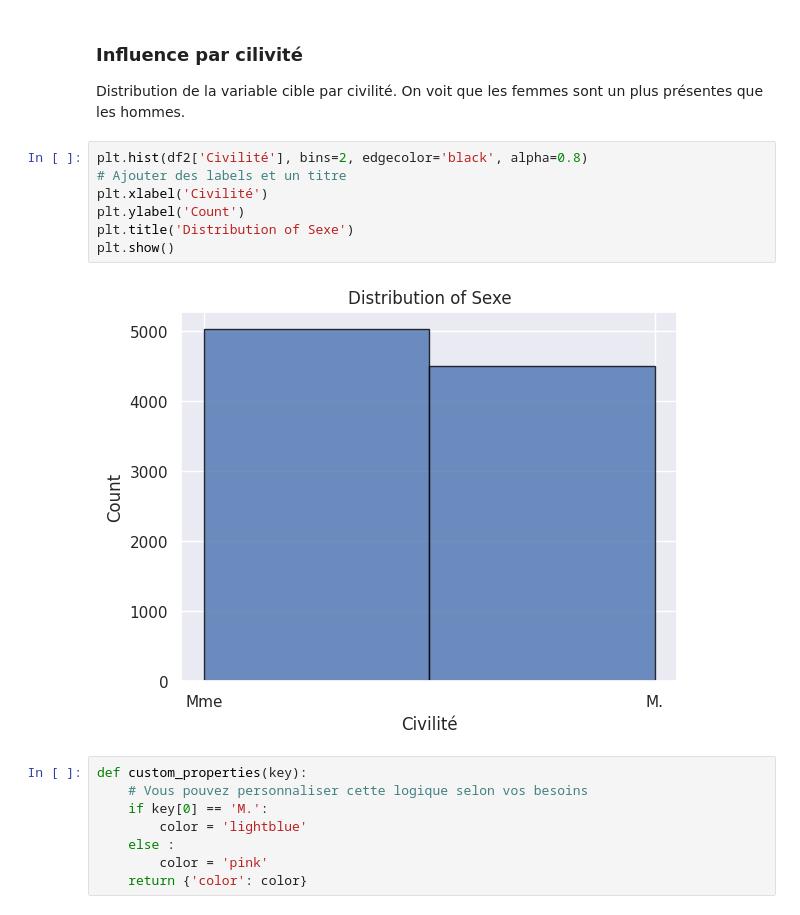
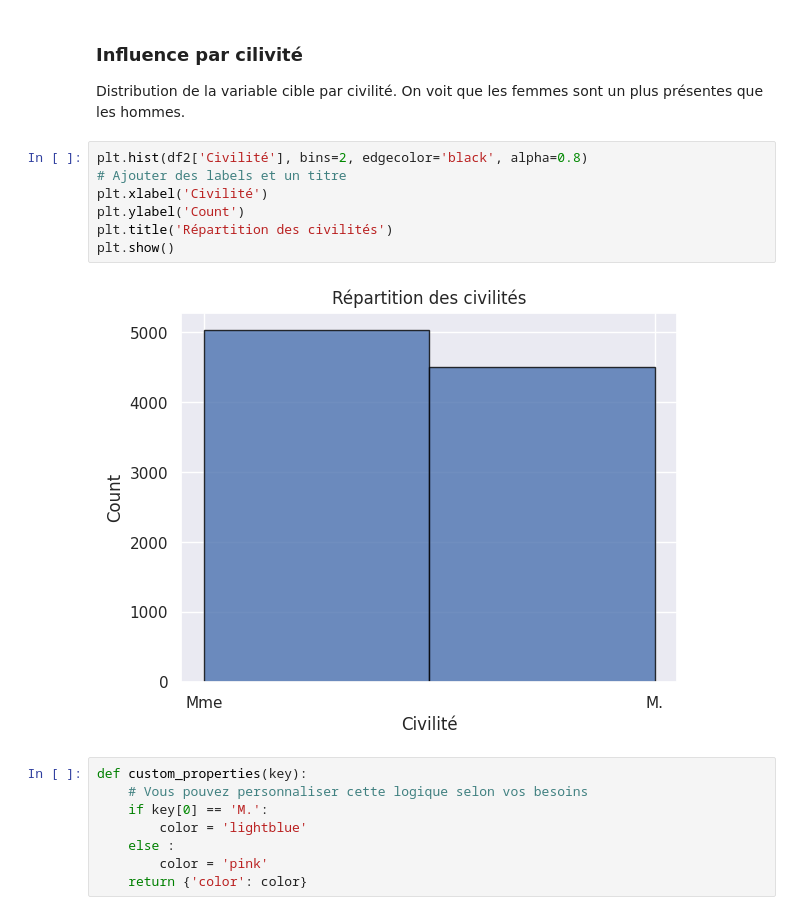
Before and after one commit to chloexiaoyuchen/Annalyse_Abs_non_exc_centre_Rapee, a Jupyter notebook: source_code/stat_desc.ipynb, the cells around one changed output. Cells and saved outputs as stored; diff of their text form.

```diff
--- a/source_code/stat_desc.ipynb
+++ b/source_code/stat_desc.ipynb
@@ -88,12 +88,12 @@ Distribution de la variable cible par civilité. On voit que les femmes sont un
 # %%
 plt.hist(df2['Civilité'], bins=2, edgecolor='black', alpha=0.8)
 # Ajouter des labels et un titre
 plt.xlabel('Civilité')
 plt.ylabel('Count')
-plt.title('Distribution of Sexe')
+plt.title('Répartition des civilités')
 plt.show()
 # %% [output]
-[figure, old version]
+[figure, new version]
 # %%
 def custom_properties(key):
     # Vous pouvez personnaliser cette logique selon vos besoins
```
Also changed, not shown: parts of 2 cells of this notebook.
